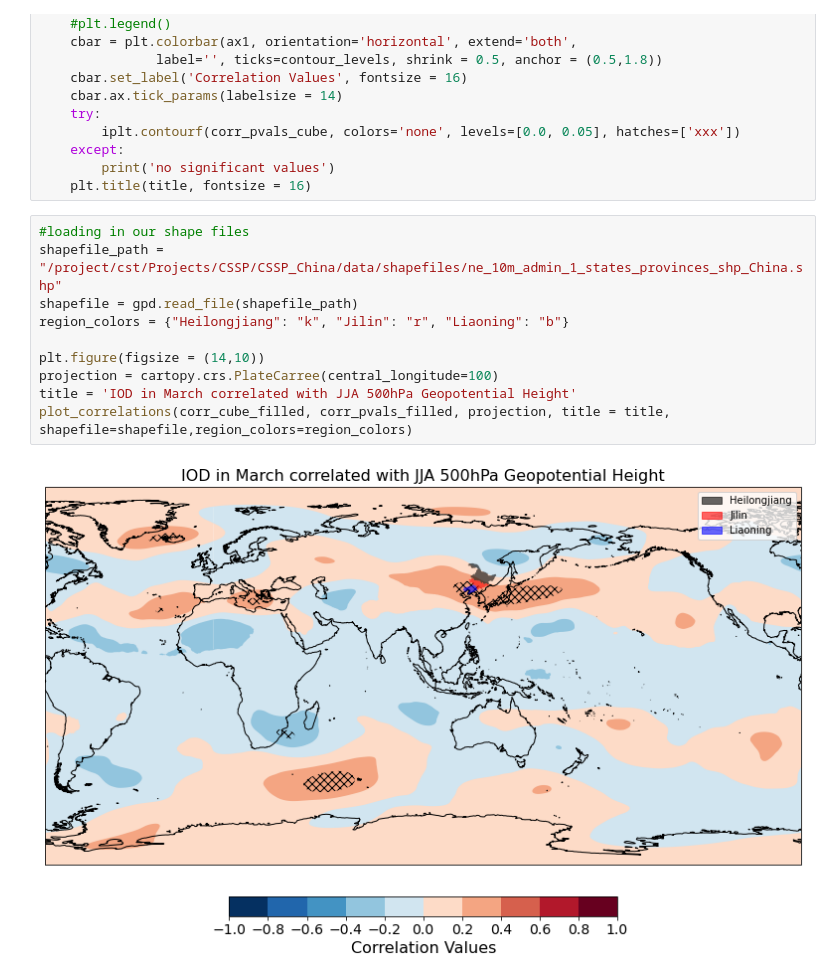
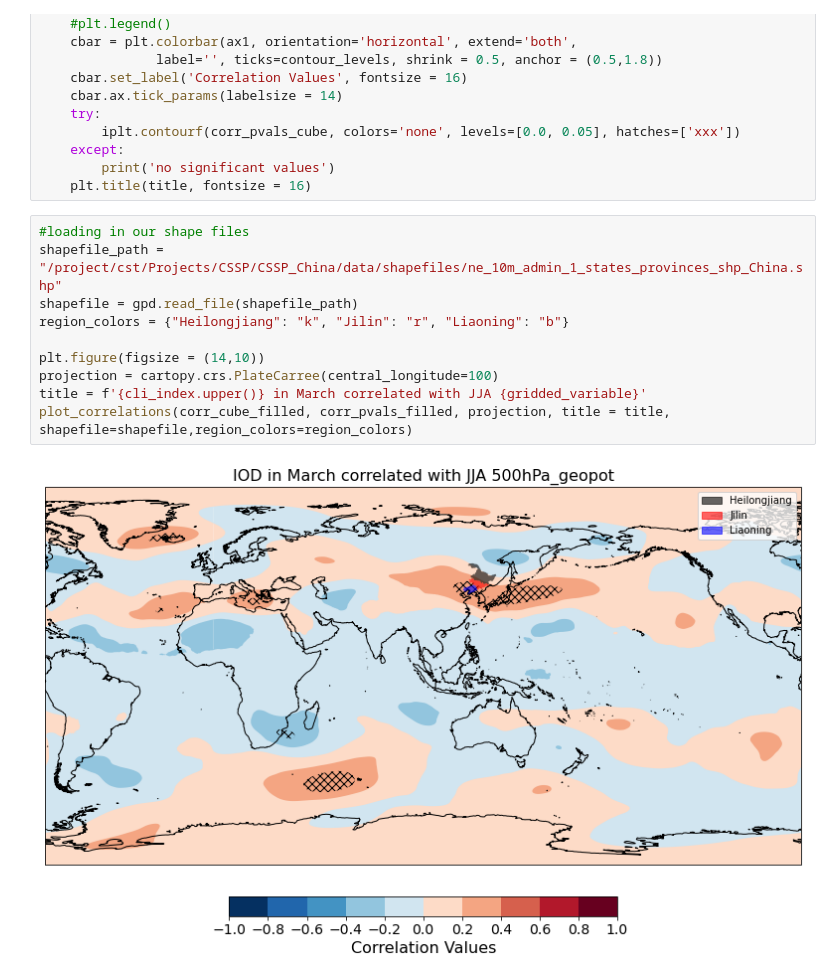
Before and after one commit to informatics-lab/cssp_china_wp5.6_binder, a Jupyter notebook: Dynamics/2D_correlation_plots.ipynb, the cells around one changed output. Saved outputs shown, nothing was run; the diff lists cells and outputs as text.

Commit message:
improved plot title

```diff
--- a/Dynamics/2D_correlation_plots.ipynb
+++ b/Dynamics/2D_correlation_plots.ipynb
@@ -205,12 +205,12 @@ def plot_correlations(corr_cube, corr_pvals_cube, projection, title = None, cmap
 # %%
 #loading in our shape files
 shapefile_path = "/project/cst/Projects/CSSP/CSSP_China/data/shapefiles/ne_10m_admin_1_states_provinces_shp_China.shp"
 shapefile = gpd.read_file(shapefile_path)
 region_colors = {"Heilongjiang": "k", "Jilin": "r", "Liaoning": "b"}
 
 plt.figure(figsize = (14,10))
 projection = cartopy.crs.PlateCarree(central_longitude=100)
-title = 'IOD in March correlated with JJA 500hPa Geopotential Height'
+title = f'{cli_index.upper()} in March correlated with JJA {gridded_variable}'
 plot_correlations(corr_cube_filled, corr_pvals_filled, projection, title = title, shapefile=shapefile,region_colors=region_colors)
 # %% [output]
-[figure, old version]
+[figure, new version]
```
